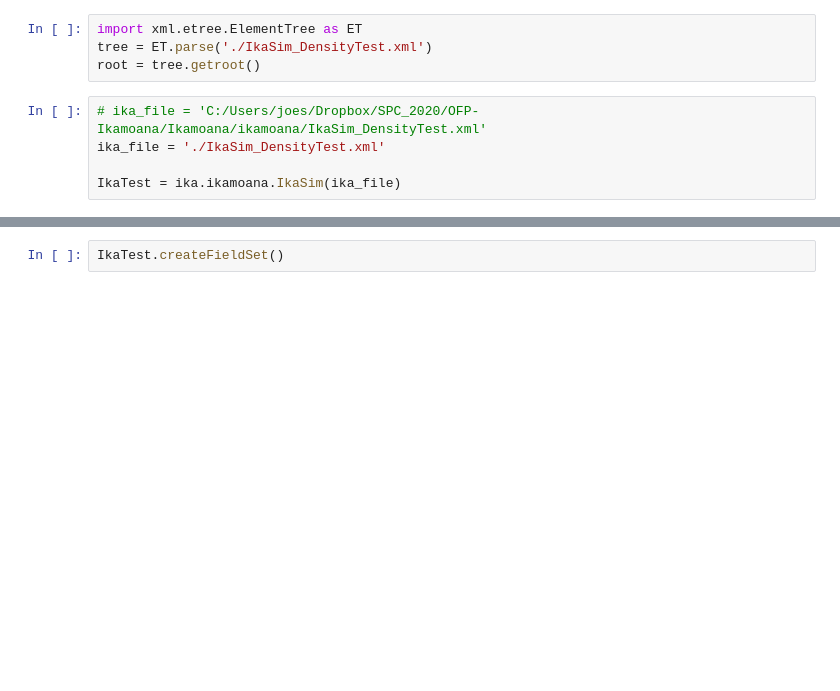
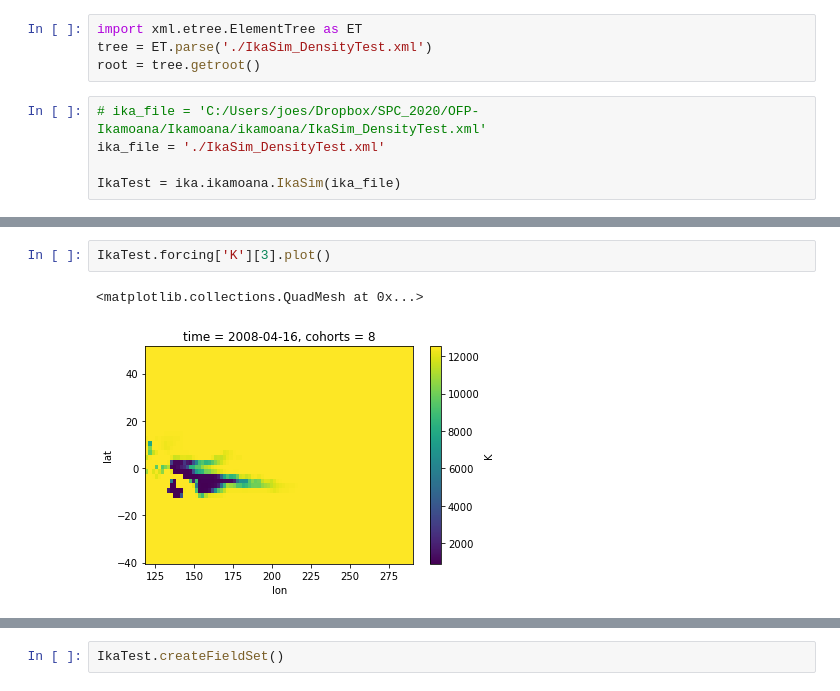
Before and after one commit to PacificCommunity/OFP-Ikamoana, a Jupyter notebook: Ikamoana/notebook/IkaSim_DensityTest_Inna_Habitat.ipynb, the cells around one changed output, grey strips where cells are left out. Saved outputs shown, nothing was run; the diff lists cells and outputs as text; blank space fills up the shorter version.

```diff
--- a/Ikamoana/notebook/IkaSim_DensityTest_Inna_Habitat.ipynb
+++ b/Ikamoana/notebook/IkaSim_DensityTest_Inna_Habitat.ipynb
@@ -21,0 +56,5 @@ IkaTest.generateForcingNEW(
+# %%
+IkaTest.forcing['K'][3].plot()
+# %% [output]
+<matplotlib.collections.QuadMesh at 0x...>
+[figure, added]
```
Also changed, not shown: parts of 8 cells of this notebook, 2 other files.
